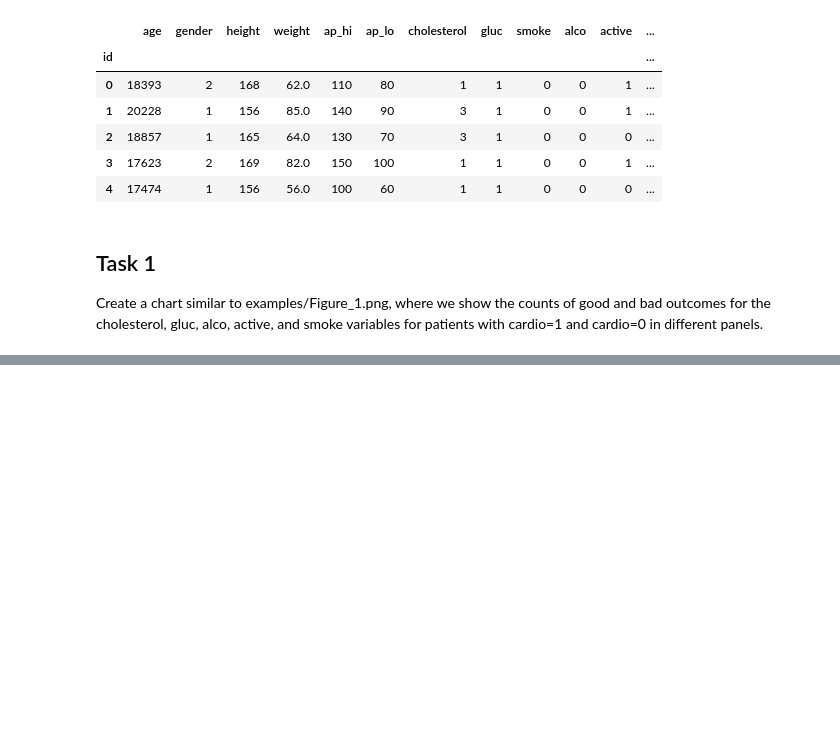
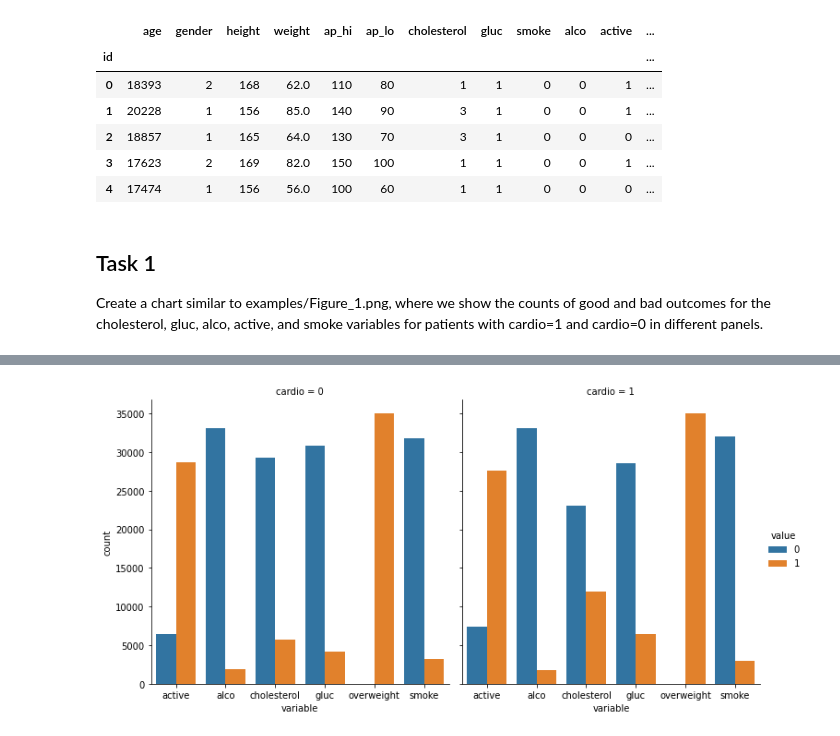
Before and after one commit to Taofiq-Bakare/FreeCodeCamp, a Jupyter notebook: medical_data_visualizer/medical_data.ipynb, the cells around one changed output, grey strips where cells are left out. Drawn from its saved outputs; the diff is of its cells as text; code cells hidden in the pictures; blank space fills up the shorter version.

```diff
--- a/medical_data_visualizer/medical_data.ipynb
+++ b/medical_data_visualizer/medical_data.ipynb
@@ -23,14 +23,16 @@ data.head()
 
 Create a chart similar to examples/Figure_1.png, where we show the counts of good and bad outcomes for the cholesterol, gluc, alco, active, and smoke variables for patients with cardio=1 and cardio=0 in different panels.
 # %%
-def calc_overweight(df):
-    '''
-    A simple function to caclulate BMI
-    '''
-    df['overweight'] = (df['weight'] / ((df['height']/100) ** 2)).to_numpy()
-    df['overweight'] = np.where(df['overweight'] < 25, 0, 1)
+# Import data
+df = pd.read_csv('medical_examination.csv')
 
-    # Normalize the data by making 0 always good and 1 always bad. If the value of cholesterol         or gluc is 1, make the value 0. If the value is more than 1, make the value 1.
-    df['cholesterol'] = np.where(df['cholesterol'] <= 1, 0, 1)
-    df['gluc'] = np.where(df['gluc'] <= 1, 0, 1)
-    return df
+# Add 'overweight' column
+df['overweight'] = (df['weight']/ (df['height']/ 100 **2))
+df['overweight'] = df['overweight'].apply(lambda x: 1 if x > 25 else 0)
+
+# Normalize data by making 0 always good and 1 always bad. If the value of 'cholestorol' or 'gluc' is 1, make the value 0. If the value is more than 1, make the value 1.
+
+df['gluc'] = df['gluc'].apply(lambda x : 0 if x == 1 else 1)
+
+df.loc[df['cholesterol'] == 1, 'cholesterol'] = 0
+df.loc[df['cholesterol'] > 1, 'cholesterol'] = 1
@@ -173,0 +39,21 @@ corr_mx
+# %%
+# Draw Categorical Plot
+def draw_cat_plot(df):
+    # Create DataFrame for cat plot using `pd.melt` using just the values from 'cholesterol', 'gluc', 'smoke', 'alco', 'active', and 'overweight'.
+    df_cat = pd.melt(df, value_vars=['active', 'alco', 'cholesterol', 'gluc', 'overweight', 'smoke'], id_vars ='cardio')
+
+
+    # Group and reformat the data to split it by 'cardio'. Show the counts of each feature. You will have to rename one of the collumns for the catplot to work correctly.
+    #df_cat = None
+
+    # Draw the catplot with 'sns.catplot()'
+
+    fig = sns.catplot(data=df_cat, kind="count",  x="variable", hue="value", col="cardio")
+
+    # Do not modify the next two lines
+    # fig.savefig('catplot.png')
+    # return fig
+# %%
+draw_cat_plot(df)
+# %% [output]
+[figure, added]
```
Also changed, not shown: parts of 18 cells of this notebook.
